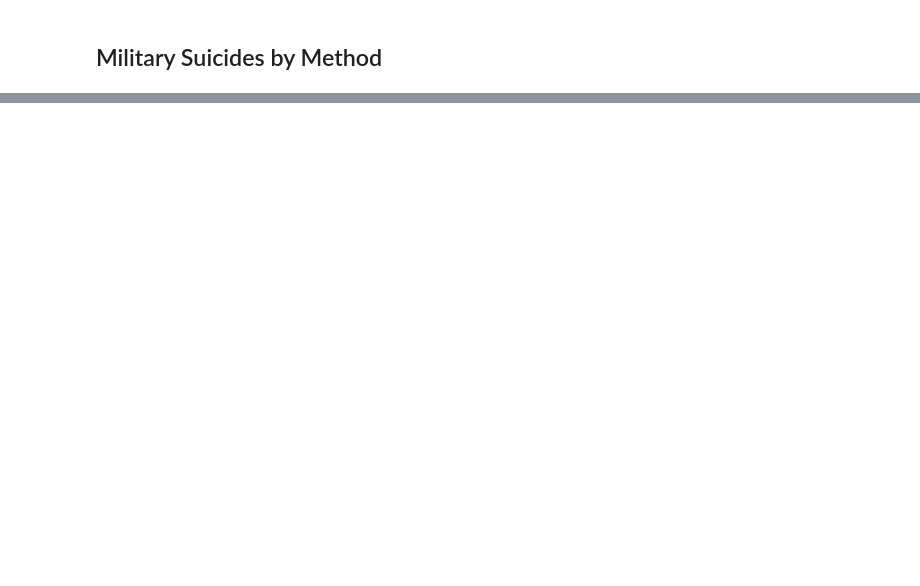
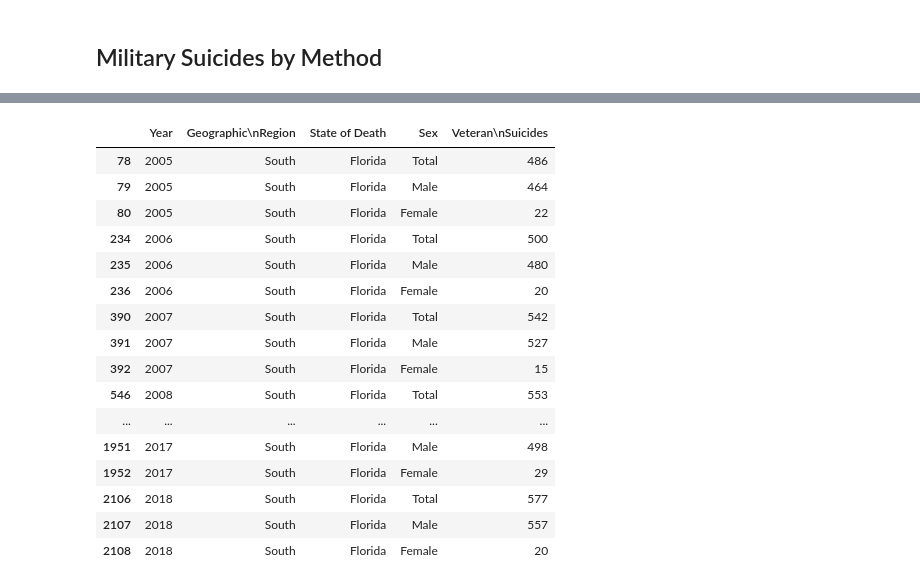
Before and after one commit to j89livingston/FSPC_Dashboard, a Jupyter notebook: Resources/Military Suicide Data/Military Suicides by Gender.ipynb, the cells around one changed output, grey strips where cells are left out. Drawn from its saved outputs; the diff is of its cells as text; code cells hidden in the pictures; blank space fills up the shorter version.

Commit message:
clean military data by gender

```diff
--- a/Resources/Military Suicide Data/Military Suicides by Gender.ipynb
+++ b/Resources/Military Suicide Data/Military Suicides by Gender.ipynb
@@ -39 +41,23 @@ Unnamed: 4                                                  1
 dtype: int64
+# %%
+#Only Florida use this: df [df [col1] > 20]
+Florida =gender_df[gender_df['State of Death'] =='Florida']
+Florida
+# %% [output]
+|  | Year | Geographic\nRegion | State of Death | Sex | Veteran\nSuicides |
+| 78 | 2005 | South | Florida | Total | 486 |
+| 79 | 2005 | South | Florida | Male | 464 |
+| 80 | 2005 | South | Florida | Female | 22 |
+| 234 | 2006 | South | Florida | Total | 500 |
+| 235 | 2006 | South | Florida | Male | 480 |
+| 236 | 2006 | South | Florida | Female | 20 |
+| 390 | 2007 | South | Florida | Total | 542 |
+| 391 | 2007 | South | Florida | Male | 527 |
+| 392 | 2007 | South | Florida | Female | 15 |
+| 546 | 2008 | South | Florida | Total | 553 |
+| ... | ... | ... | ... | ... | ... |
+| 1951 | 2017 | South | Florida | Male | 498 |
+| 1952 | 2017 | South | Florida | Female | 29 |
+| 2106 | 2018 | South | Florida | Total | 577 |
+| 2107 | 2018 | South | Florida | Male | 557 |
+| 2108 | 2018 | South | Florida | Female | 20 |
```
Also changed, not shown: parts of 7 cells of this notebook, 1 other file.
